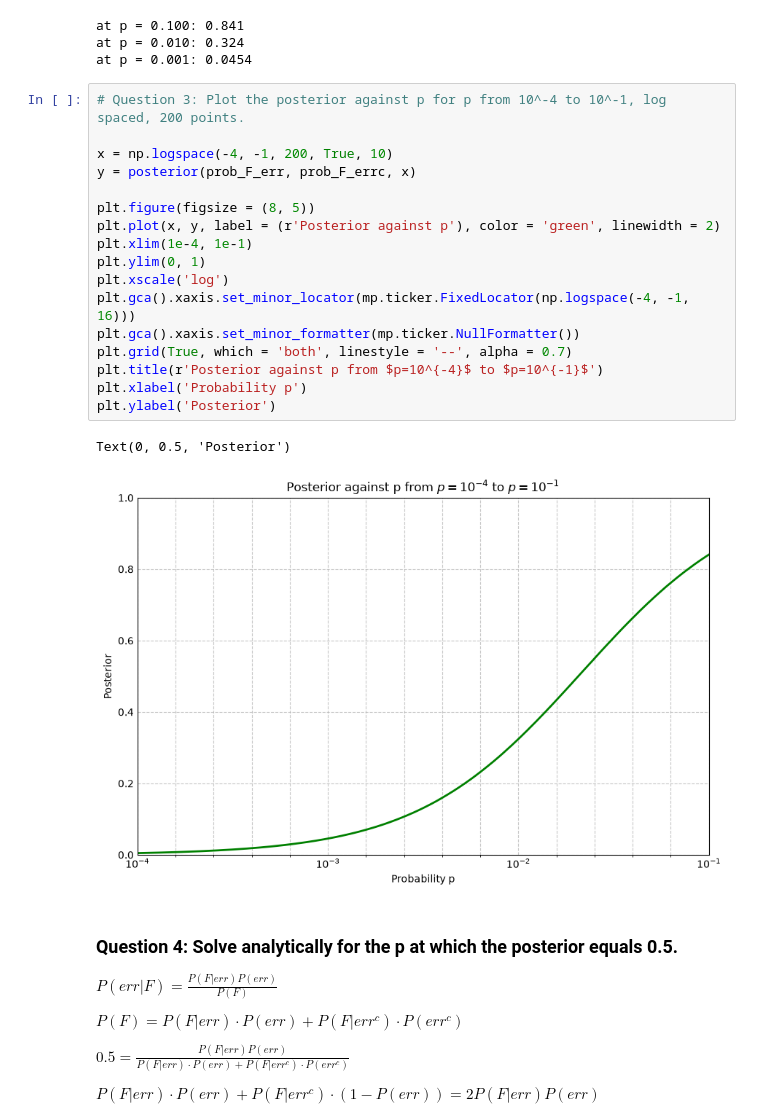
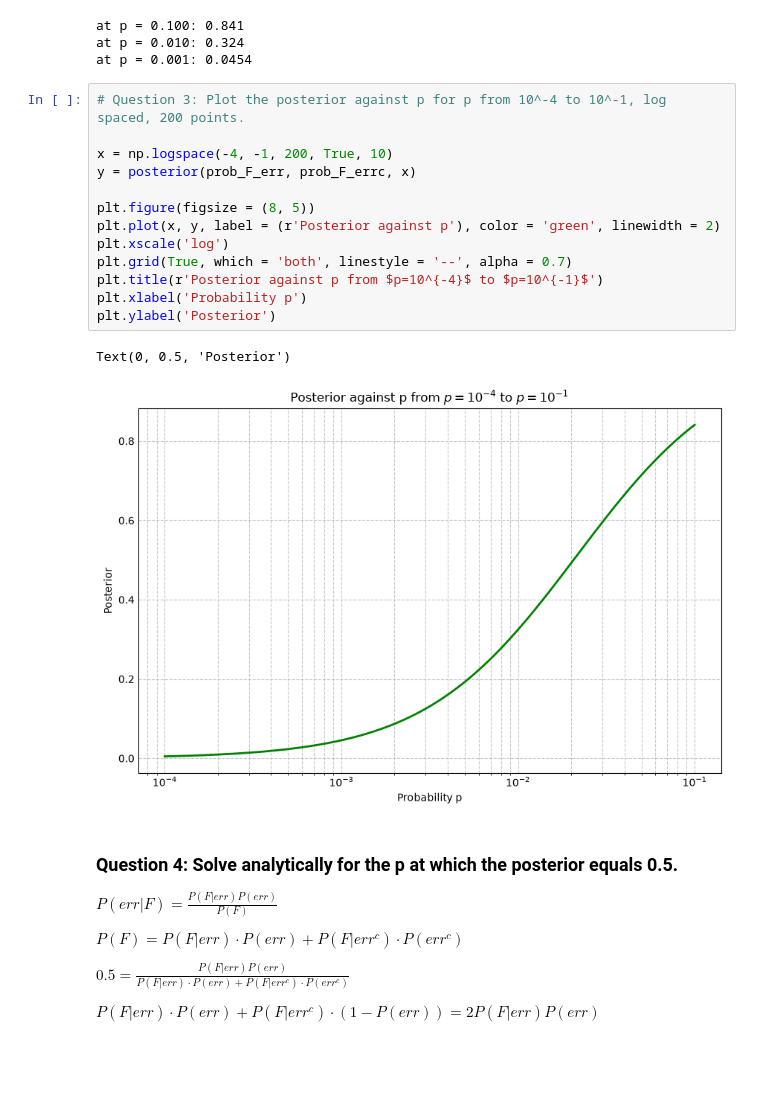
Before and after one commit to mariec-j/ECE3715-Stats-Repo, a Jupyter notebook: Mini-Project-1/mp1.ipynb, the cells around one changed output. Drawn from its saved outputs; the diff is of its cells as text; blank space fills up the shorter version.

```diff
--- a/Mini-Project-1/mp1.ipynb
+++ b/Mini-Project-1/mp1.ipynb
@@ -262,23 +258,19 @@ at p = 0.001: 0.0454
 # %%
 # Question 3: Plot the posterior against p for p from 10^-4 to 10^-1, log spaced, 200 points.
 
 x = np.logspace(-4, -1, 200, True, 10)
 y = posterior(prob_F_err, prob_F_errc, x)
 
 plt.figure(figsize = (8, 5))
 plt.plot(x, y, label = (r'Posterior against p'), color = 'green', linewidth = 2)
-plt.xlim(1e-4, 1e-1)
-plt.ylim(0, 1)
 plt.xscale('log')
-plt.gca().xaxis.set_minor_locator(mp.ticker.FixedLocator(np.logspace(-4, -1, 16)))
-plt.gca().xaxis.set_minor_formatter(mp.ticker.NullFormatter())
 plt.grid(True, which = 'both', linestyle = '--', alpha = 0.7)
 plt.title(r'Posterior against p from $p=10^{-4}$ to $p=10^{-1}$')
 plt.xlabel('Probability p')
 plt.ylabel('Posterior')
 # %% [output]
 Text(0, 0.5, 'Posterior')
-[figure, old version]
+[figure, new version]
 # %% [markdown]
 ### Question 4: Solve analytically for the p at which the posterior equals 0.5.
 
```
Also changed, not shown: parts of 19 cells of this notebook.
